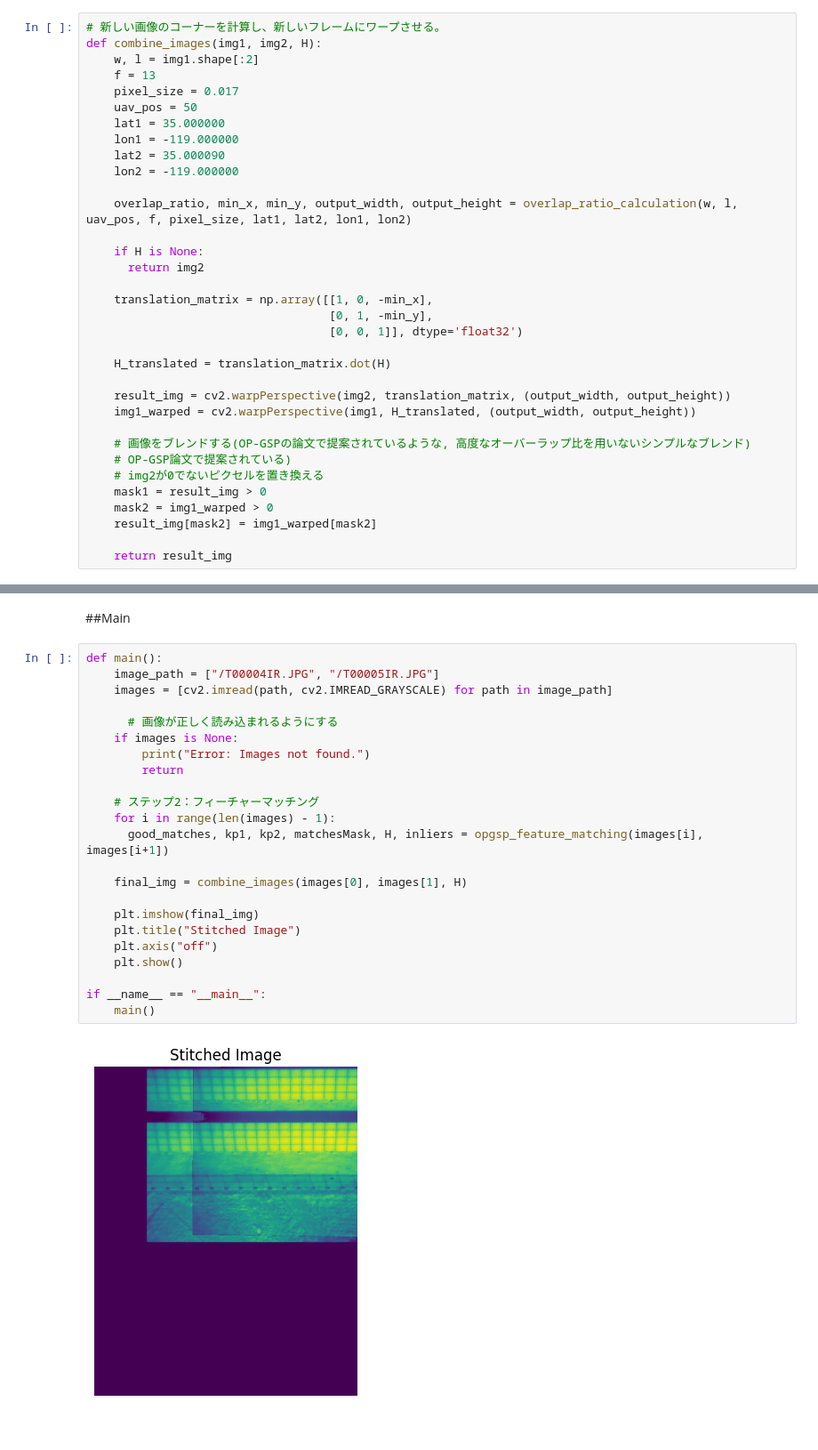
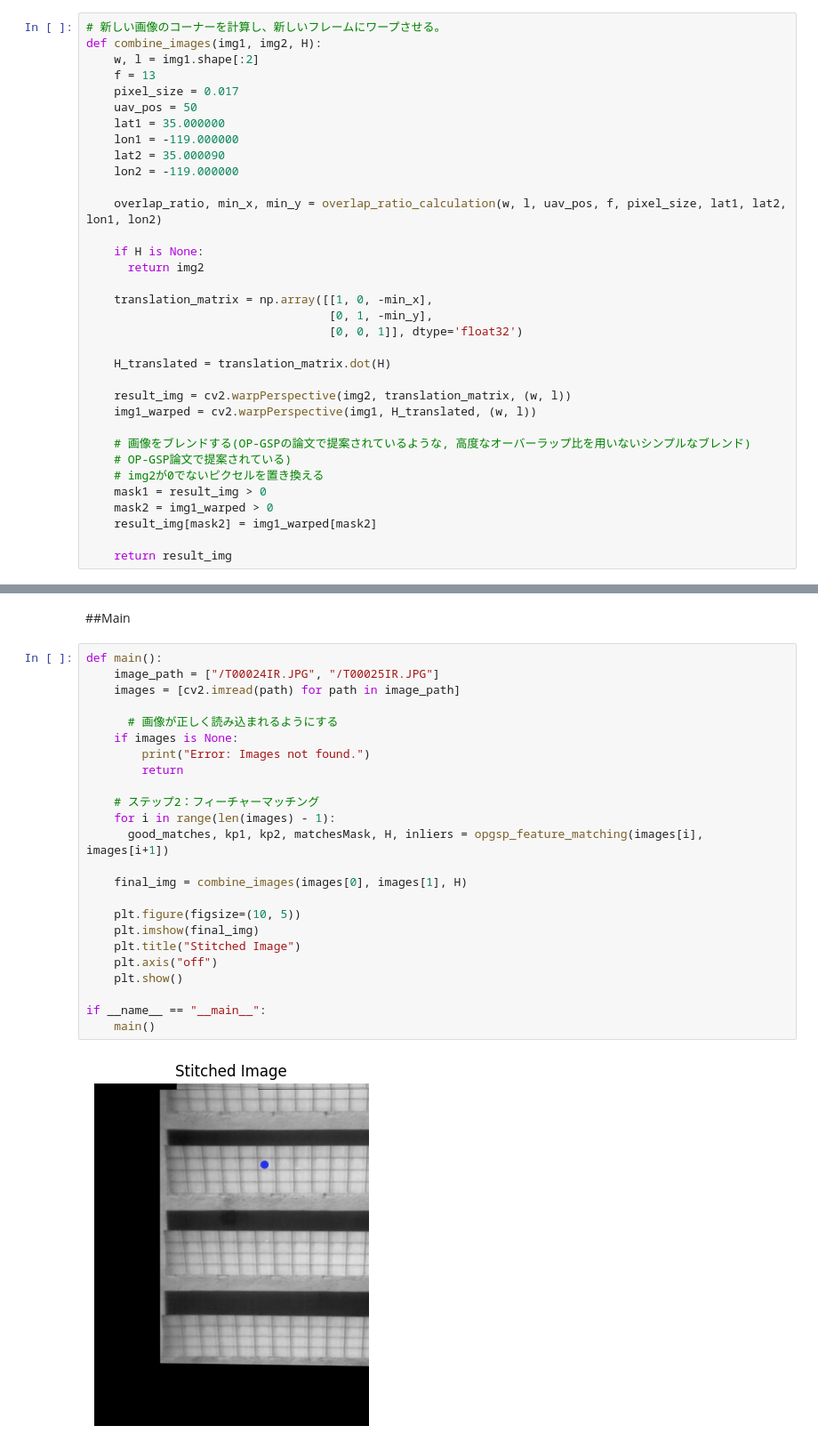
Before and after one commit to warenya/OP-GSP-Image-Stitching, a Jupyter notebook: TIRS.ipynb, the cells around one changed output, grey strips where cells are left out. Shown: that part at 89% size. Cells and saved outputs as stored; diff of their text form.

```diff
--- a/TIRS.ipynb
+++ b/TIRS.ipynb
@@ -49,7 +49,7 @@ def combine_images(img1, img2, H):
     lat2 = 35.000090
     lon2 = -119.000000
 
-    overlap_ratio, min_x, min_y, output_width, output_height = overlap_ratio_calculation(w, l, uav_pos, f, pixel_size, lat1, lat2, lon1, lon2)
+    overlap_ratio, min_x, min_y = overlap_ratio_calculation(w, l, uav_pos, f, pixel_size, lat1, lat2, lon1, lon2)
 
     if H is None:
       return img2
@@ -60,8 +60,8 @@ def combine_images(img1, img2, H):
 
     H_translated = translation_matrix.dot(H)
 
-    result_img = cv2.warpPerspective(img2, translation_matrix, (output_width, output_height))
-    img1_warped = cv2.warpPerspective(img1, H_translated, (output_width, output_height))
+    result_img = cv2.warpPerspective(img2, translation_matrix, (w, l))
+    img1_warped = cv2.warpPerspective(img1, H_translated, (w, l))
 
     # 画像をブレンドする(OP-GSPの論文で提案されているような, 高度なオーバーラップ比を用いないシンプルなブレンド)
     # OP-GSP論文で提案されている)
@@ -291,26 +291,27 @@ def load_tiff(filepath):
 ##Main
 # %%
 def main():
-    image_path = ["/T00004IR.JPG", "/T00005IR.JPG"]
-    images = [cv2.imread(path, cv2.IMREAD_GRAYSCALE) for path in image_path]
+    image_path = ["/T00024IR.JPG", "/T00025IR.JPG"]
+    images = [cv2.imread(path) for path in image_path]
 
       # 画像が正しく読み込まれるようにする
     if images is None:
         print("Error: Images not found.")
         return
 
     # ステップ2：フィーチャーマッチング
     for i in range(len(images) - 1):
       good_matches, kp1, kp2, matchesMask, H, inliers = opgsp_feature_matching(images[i], images[i+1])
 
     final_img = combine_images(images[0], images[1], H)
 
+    plt.figure(figsize=(10, 5))
     plt.imshow(final_img)
     plt.title("Stitched Image")
     plt.axis("off")
     plt.show()
 
 if __name__ == "__main__":
     main()
 # %% [output]
-[figure, old version]
+[figure, new version]
```
Also changed, not shown: parts of 1 cell of this notebook.
